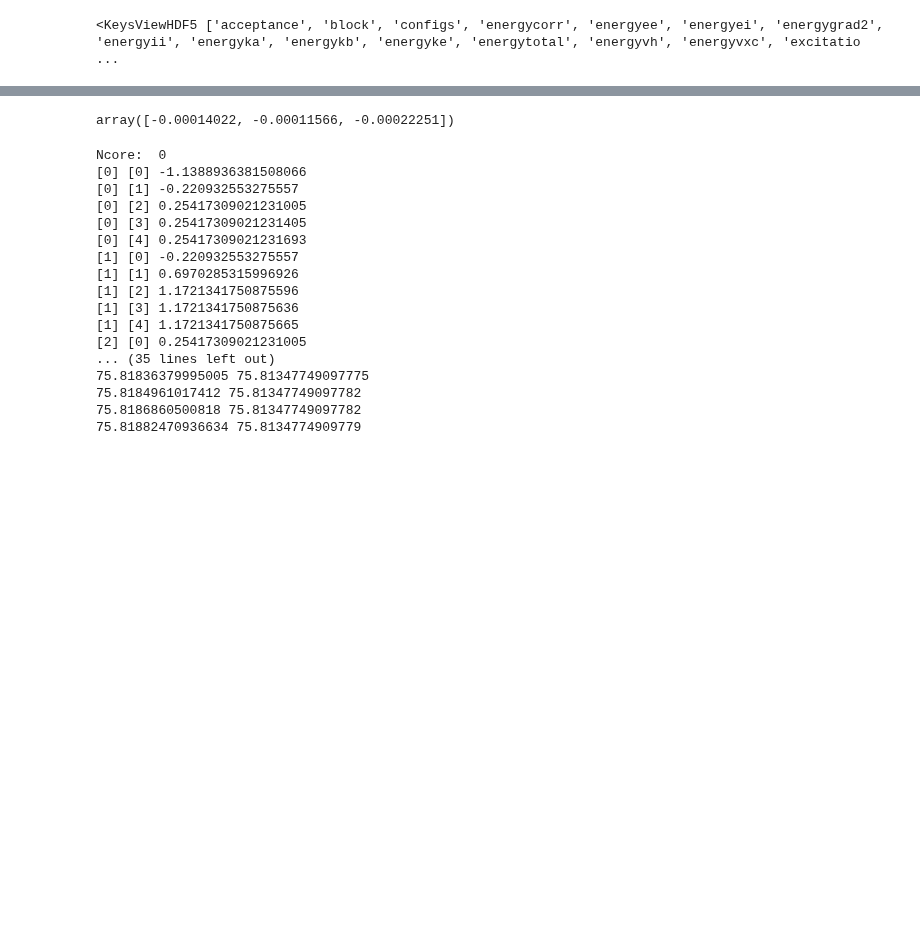
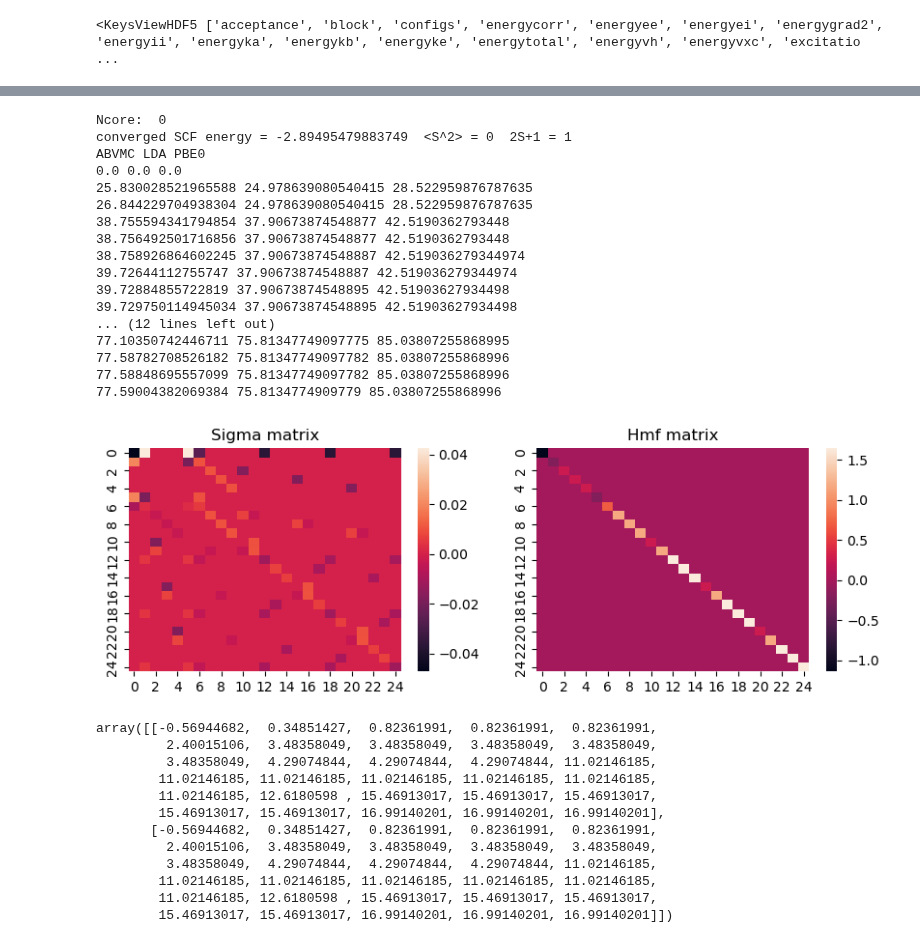
Before and after one commit to kayahans/pyqmc, a Jupyter notebook: pyqmc/test-parallel.ipynb, the cells around one changed output, grey strips where cells are left out. Drawn from its saved outputs; the diff is of its cells as text; code cells hidden in the pictures; blank space fills up the shorter version.

Commit message:
large delta

```diff
--- a/pyqmc/test-parallel.ipynb
+++ b/pyqmc/test-parallel.ipynb
@@ -69,7 +69,5 @@ s, delta = res['filtered']
 # %%
-s, delta = res['raw']
-s[:, 0,0]
-delta[:, 0,0]
+# s, delta = res['raw']
+# s[:, 0,0]
+# delta[:, 0,0]
-# %% [output]
-array([-0.00014022, -0.00011566, -0.00022251])
 # %%
@@ -122,24 +143,43 @@ def get_sigma(ci_filename, res):
+# %%
+abvmc_eig, dft_eig, d = get_sigma("he-ci.hdf5", res, compare_functional='pbe0')
+print('ABVMC', 'LDA', 'PBE0')
+for i in range(abvmc_eig.shape[0]):
+    abvmc_ref = np.real(abvmc_eig[0])
+    dft_ref = dft_eig[0]
+    dxc_levels = np.sort(d['xc_levels'])
+    xc_ref = dxc_levels[0]
+    print(27.211*(np.real(abvmc_eig[i])-abvmc_ref), 27.211*(dft_eig[i]-dft_ref), 27.211*(dxc_levels[i]-xc_ref))
+# %% [output]
+Ncore:  0
+converged SCF energy = -2.89495479883749  <S^2> = 0  2S+1 = 1
+ABVMC LDA PBE0
+0.0 0.0 0.0
+25.830028521965588 24.978639080540415 28.522959876787635
+26.844229704938304 24.978639080540415 28.522959876787635
+38.755594341794854 37.90673874548877 42.5190362793448
+38.756492501716856 37.90673874548877 42.5190362793448
+38.758926864602245 37.90673874548887 42.519036279344974
+39.72644112755747 37.90673874548887 42.519036279344974
+39.72884855722819 37.90673874548895 42.51903627934498
+39.729750114945034 37.90673874548895 42.51903627934498
+... (12 lines left out)
+77.10350742446711 75.81347749097775 85.03807255868995
+77.58782708526182 75.81347749097782 85.03807255868996
+77.58848695557099 75.81347749097782 85.03807255868996
+77.59004382069384 75.8134774909779 85.03807255868996
+[figure, added]
 # %%
-abvmc_eig, dft_eig = get_sigma("he-ci.hdf5", res)
-for i in range(abvmc_eig.shape[0]):
-    abvmc_ref = np.real(abvmc_eig[0])
-    dft_ref = dft_eig[0]
-    print(27.211*(np.real(abvmc_eig[i])-abvmc_ref), 27.211*(dft_eig[i]-dft_ref))
+d['xc_energy']
 # %% [output]
-Ncore:  0
-[0] [0] -1.1388936381508066
-[0] [1] -0.220932553275557
-[0] [2] 0.25417309021231005
-[0] [3] 0.25417309021231405
-[0] [4] 0.25417309021231693
-[1] [0] -0.220932553275557
-[1] [1] 0.6970285315996926
-[1] [2] 1.1721341750875596
-[1] [3] 1.1721341750875636
-[1] [4] 1.1721341750875665
-[2] [0] 0.25417309021231005
-... (35 lines left out)
-75.81836379995005 75.81347749097775
-75.8184961017412 75.81347749097782
-75.8186860500818 75.81347749097782
-75.81882470936634 75.8134774909779
+array([[-0.56944682,  0.34851427,  0.82361991,  0.82361991,  0.82361991,
+         2.40015106,  3.48358049,  3.48358049,  3.48358049,  3.48358049,
+         3.48358049,  4.29074844,  4.29074844,  4.29074844, 11.02146185,
+        11.02146185, 11.02146185, 11.02146185, 11.02146185, 11.02146185,
+        11.02146185, 12.6180598 , 15.46913017, 15.46913017, 15.46913017,
+        15.46913017, 15.46913017, 16.99140201, 16.99140201, 16.99140201],
+       [-0.56944682,  0.34851427,  0.82361991,  0.82361991,  0.82361991,
+         2.40015106,  3.48358049,  3.48358049,  3.48358049,  3.48358049,
+         3.48358049,  4.29074844,  4.29074844,  4.29074844, 11.02146185,
+        11.02146185, 11.02146185, 11.02146185, 11.02146185, 11.02146185,
+        11.02146185, 12.6180598 , 15.46913017, 15.46913017, 15.46913017,
+        15.46913017, 15.46913017, 16.99140201, 16.99140201, 16.99140201]])
```
Also changed, not shown: parts of 3 cells of this notebook, 2 other files.
